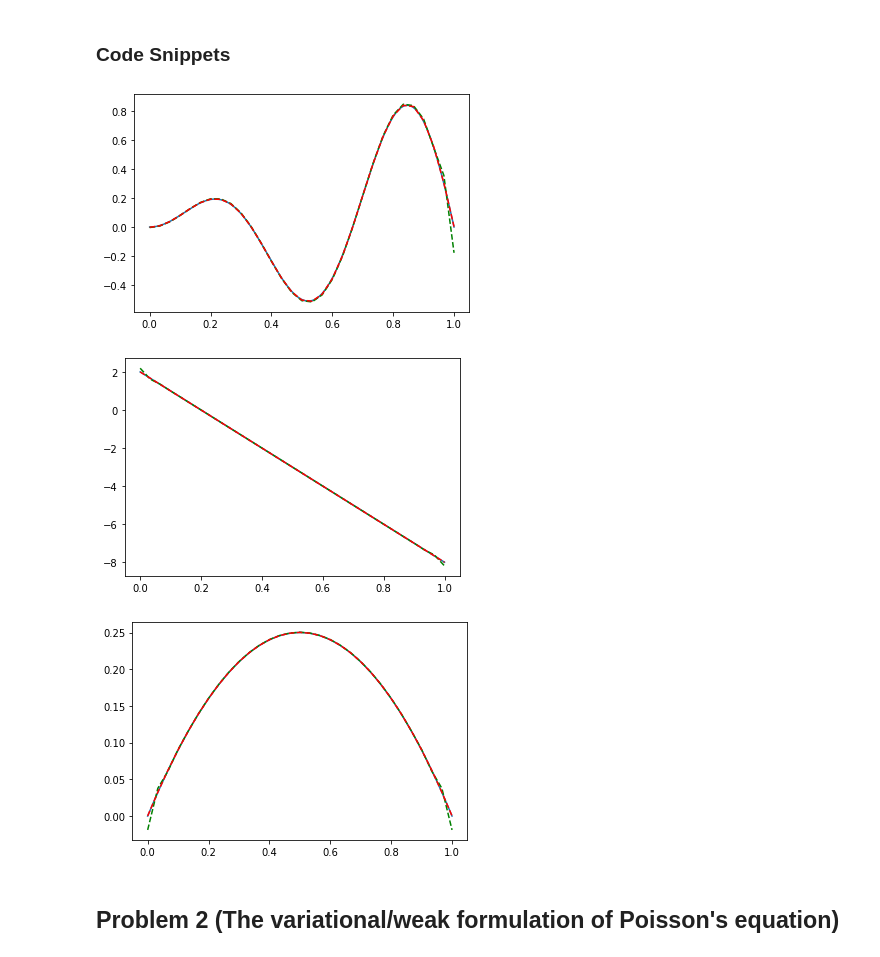
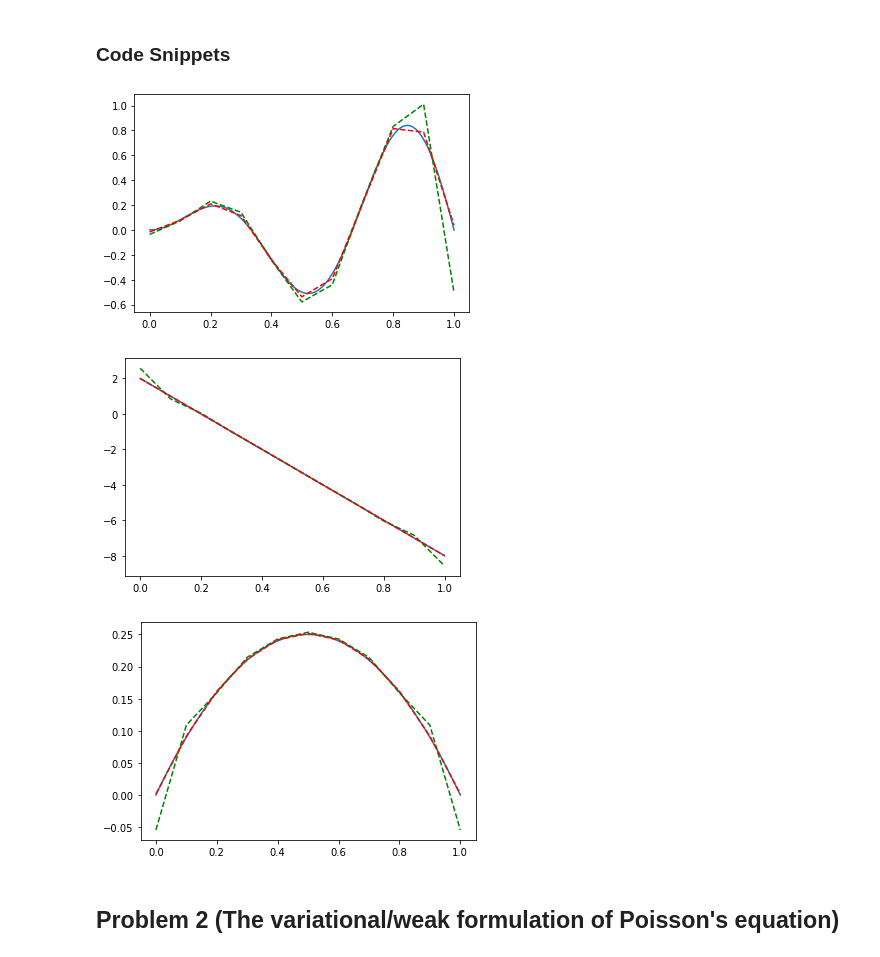
Before and after one commit to klashenriksson/numpde, a Jupyter notebook: lab3/lab_03.ipynb, the cells around one changed output. Cells and saved outputs as stored; diff of their text form; code cells hidden in the pictures.

```diff
--- a/lab3/lab_03.ipynb
+++ b/lab3/lab_03.ipynb
@@ -155,32 +155,32 @@ def ComputeErrorL2(x,Pf,f):
 # %%
 f1 = lambda x : x * np.sin(3 * np.pi * x)
 f2 = lambda x : 2 - 10 * x
 f3 = lambda x : x * (1-x)
 fs = [f1,f2,f3]
 
 for f in fs:
-    N = 30
+    N = 10
     x = np.linspace(0, 1, N+1)
 
     M = AssembleMassMatrix1D(x)
     b_trapz = AssembleLoadVector1D(x, f, 'trapezoid')
     b_simps = AssembleLoadVector1D(x, f, 'simpsons')
 
     Pf_trapz = np.linalg.solve(M,b_trapz)
     Pf_simps = np.linalg.solve(M,b_simps)
 
     error_trapz = ComputeErrorL2(x, Pf_trapz, f)
     error_simps = ComputeErrorL2(x,Pf_simps, f)
 
     x_analytic = np.linspace(0,1,1000)
     plt.plot(x_analytic, f(x_analytic))
     plt.plot(x,Pf_trapz,'g--')
     plt.plot(x,Pf_simps, 'r--')
     plt.show()
 # %% [output]
-[figure, old version]
+[figure, new version]
-[figure, old version]
+[figure, new version]
-[figure, old version]
+[figure, new version]
 # %% [markdown]
 ## Problem 2  (The variational/weak formulation of Poisson's equation)
 # %% [markdown]
```
Also changed, not shown: parts of 2 cells of this notebook.
